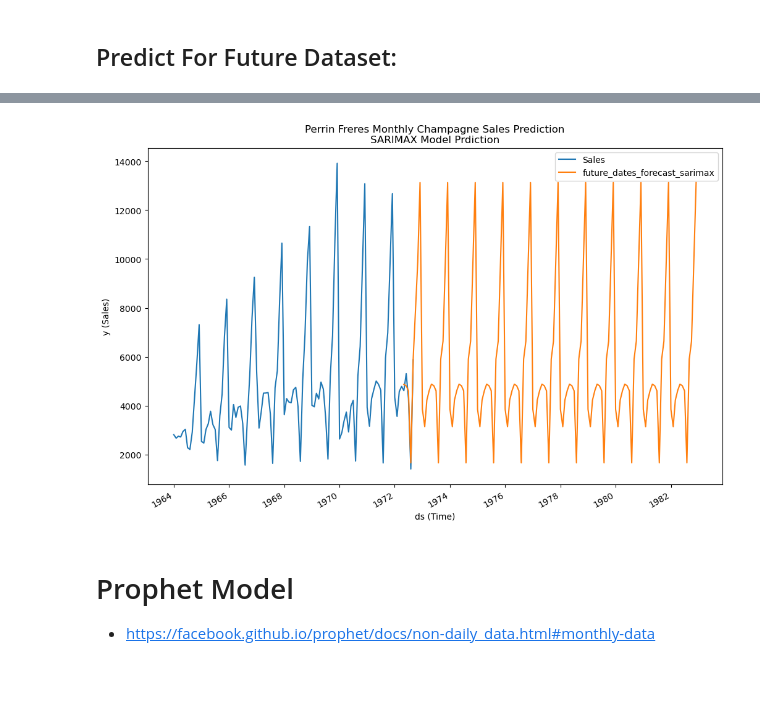
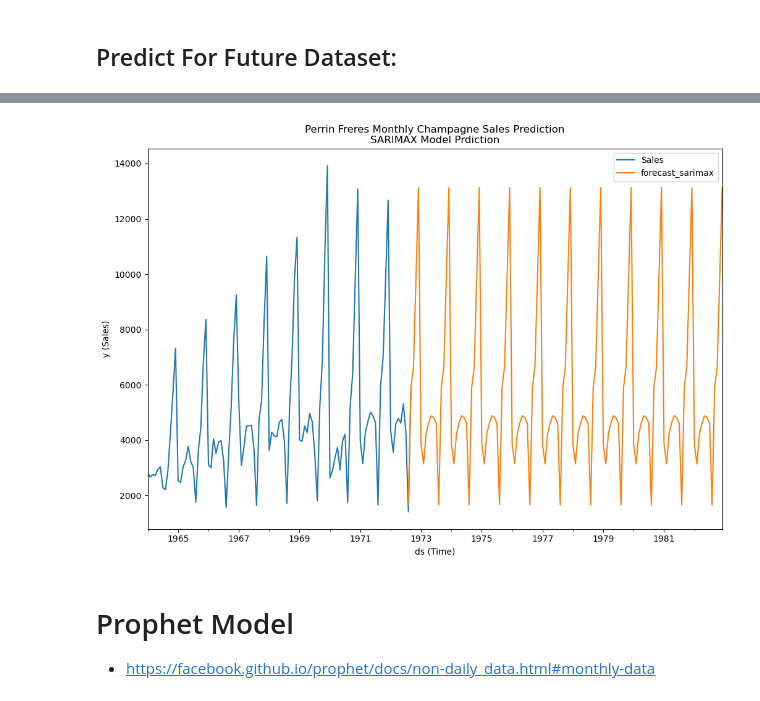
Before and after one commit to celik-muhammed/DL_Deploy_Time_Series-Product-Sales-Project, a Jupyter notebook: ml_time_series_deploy_product_sales_prediction_v1.ipynb, the cells around one changed output, grey strips where cells are left out. Cells and saved outputs as stored; diff of their text form; code cells hidden in the pictures.

```diff
--- a/ml_time_series_deploy_product_sales_prediction_v1.ipynb
+++ b/ml_time_series_deploy_product_sales_prediction_v1.ipynb
@@ -682,6 +842,8 @@ The parameters of the ARIMA model can be defined as follows:
 - p: The lag order of the autoregressive (AR) model, determined by analyzing the partial autocorrelation function (PACF).
 - d: The degree of differencing, which determines how many times the raw observations are differenced to achieve stationarity.
 - q: The order of the moving average (MA) model, determined by analyzing the autocorrelation function (ACF).
+# %%
+df1 = df.copy()
 # %% [markdown]
 ## TimeSeriesSplit
 # %%
@@ -860,10 +1120,13 @@ ARIMA Model Test Data RMSE : 2864.149
 # %%
-model = sm.tsa.statespace.SARIMAX(train,
-                                  order=(0,0,1),              # order = (p, d, q)
-                                  seasonal_order=(1,1,0,12),  # seasonal_order = (p, d, q, shift)
-                     freq='MS',                   # Specify the frequency as 'MS' for monthly data
-                    )
-model = model.fit(maxiter=1000)
+# The endogenous variable represents the target variable you want to forecast
+# The exogenous variables are additional variables that may influence the target variable
+# and can improve the forecasting accuracy.
+model = sm.tsa.statespace.SARIMAX(endog = train,
+                                  exog  = None,
+                                  order = (0,0,1),             # order = (p, d, q)
+                                  seasonal_order=(1,1,0,12),   # seasonal_order = (p, d, q, shift)
+                                  )
+model = model.fit(disp=True, maxiter=1000)
 # Evaluate the model
 print(model.summary())
 # model.mle_retvals
@@ -899,7 +1162,7 @@ with open('model/model_sarimax.pkl', 'wb') as f:
 
 # Load the model
 with open('model/model_sarimax.pkl', 'rb') as f:
-    model = pickle.load(f)
+    model_sarimax = pickle.load(f)
 # %%
 # Plotting the Model and Prediction Test Data
 from sklearn.metrics import mean_squared_error
@@ -925,17 +1196,12 @@ ARIMA Model Test Data RMSE : 337.567
 # %% [markdown]
 ## Predict For Future Dataset:
 # %%
-# Existing index
-existing_index = y.index # df.index
-
-# Determine the start and end dates for the new index
-start_date = existing_index[-1] + pd.DateOffset(months=1)
-end_date   = start_date + pd.DateOffset(years=10, months=2)
-
-# Generate the new index
-future_dates = pd.date_range(start=start_date, end=end_date, freq='MS')
+# Determine the START and END dates, then Generate the new index
+future_dates = test = pd.date_range(start = y.index[-1] + pd.DateOffset(months=1),
+                                    end   = y.index[-1] + pd.DateOffset(years=10, months=3),
+                                    freq  = 'MS')
 
 # Combine the existing and new index
-future_datest_df = pd.DataFrame(index=future_dates[1:], columns=['future_dates_forecast_sarimax'])
-future_datest_df.tail()
+test = pd.DataFrame(index=future_dates, columns=['future_dates'])
+test
 # %% [output]
@@ -948,20 +1221,20 @@ future_datest_df.tail()
 # %%
 # Concatinating future_dates
-future_df = pd.concat([df, future_datest_df])
+future_df = pd.concat([y.to_frame(), test])
 future_df.tail()
 
 # Predictions
-future_df['future_dates_forecast_sarimax'] = model.predict(start=y.index[-5], end=future_dates[-1])
+future_df['forecast_sarimax'] = model.predict(start=y.index[-2], end=future_dates[-1])
 
 # Plotting
-future_df[['Sales', 'future_dates_forecast_sarimax']].plot(figsize=(12, 8));
+future_df[['Sales', 'forecast_sarimax']].plot(figsize=(12, 8));
 
 plt.xlabel('ds (Time)')
 plt.ylabel('y (Sales)')
 plt.title('Perrin Freres Monthly Champagne Sales Prediction\nSARIMAX Model Prdiction')
 plt.show()
 # %% [output]
-[figure, old version]
+[figure, new version]
 # %% [markdown]
 # Prophet Model
 
```
Also changed, not shown: parts of 71 cells of this notebook.
